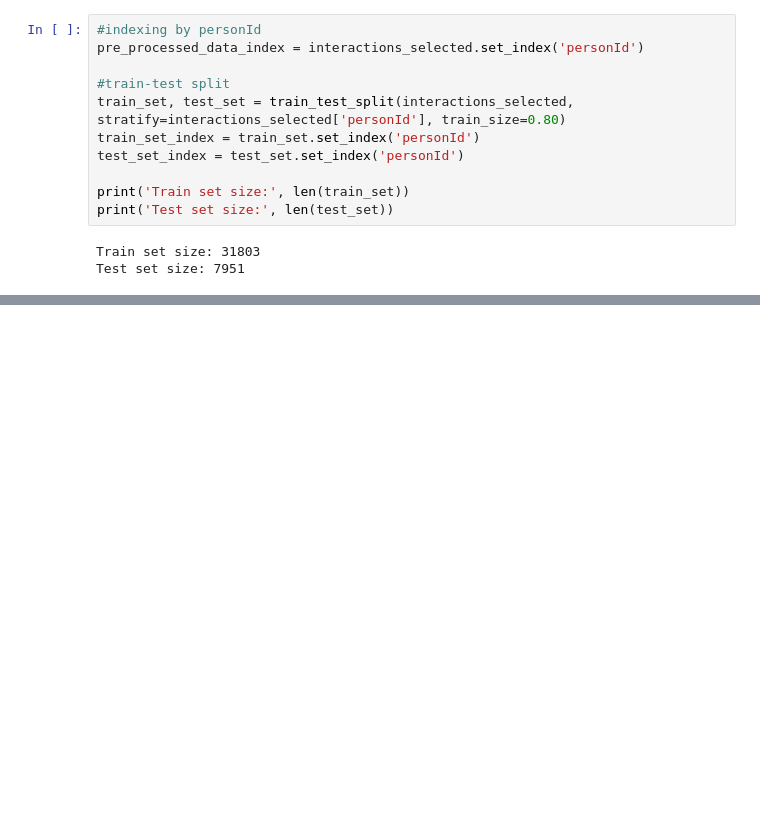
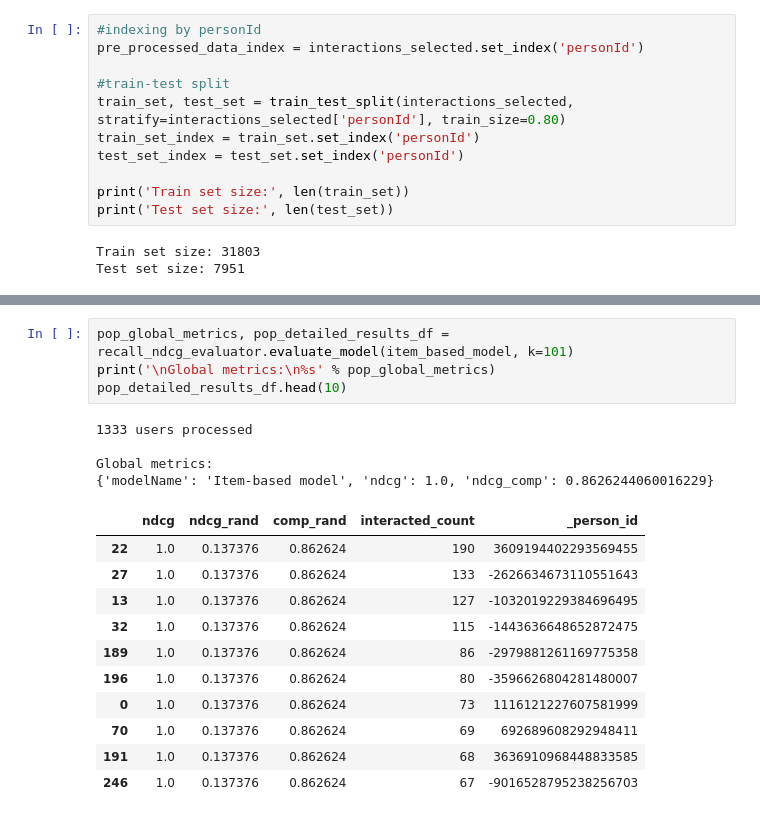
Before and after one commit to MK473203/NLP_project_35, a Jupyter notebook: project_1-3.ipynb, the cells around one changed output, grey strips where cells are left out. Drawn from its saved outputs; the diff is of its cells as text; blank space fills up the shorter version.

```diff
--- a/project_1-3.ipynb
+++ b/project_1-3.ipynb
@@ -312,0 +432,20 @@ Global metrics:
+# %%
+pop_global_metrics, pop_detailed_results_df = recall_ndcg_evaluator.evaluate_model(item_based_model, k=101)
+print('\nGlobal metrics:\n%s' % pop_global_metrics)
+pop_detailed_results_df.head(10)
+# %% [output]
+1333 users processed
+
+Global metrics:
+{'modelName': 'Item-based model', 'ndcg': 1.0, 'ndcg_comp': 0.8626244060016229}
+|  | ndcg | ndcg_rand | comp_rand | interacted_count | _person_id |
+| 22 | 1.0 | 0.137376 | 0.862624 | 190 | 3609194402293569455 |
+| 27 | 1.0 | 0.137376 | 0.862624 | 133 | -2626634673110551643 |
+| 13 | 1.0 | 0.137376 | 0.862624 | 127 | -1032019229384696495 |
+| 32 | 1.0 | 0.137376 | 0.862624 | 115 | -1443636648652872475 |
+| 189 | 1.0 | 0.137376 | 0.862624 | 86 | -2979881261169775358 |
+| 196 | 1.0 | 0.137376 | 0.862624 | 80 | -3596626804281480007 |
+| 0 | 1.0 | 0.137376 | 0.862624 | 73 | 1116121227607581999 |
+| 70 | 1.0 | 0.137376 | 0.862624 | 69 | 692689608292948411 |
+| 191 | 1.0 | 0.137376 | 0.862624 | 68 | 3636910968448833585 |
+| 246 | 1.0 | 0.137376 | 0.862624 | 67 | -9016528795238256703 |
```
Also changed, not shown: parts of 4 cells of this notebook.
